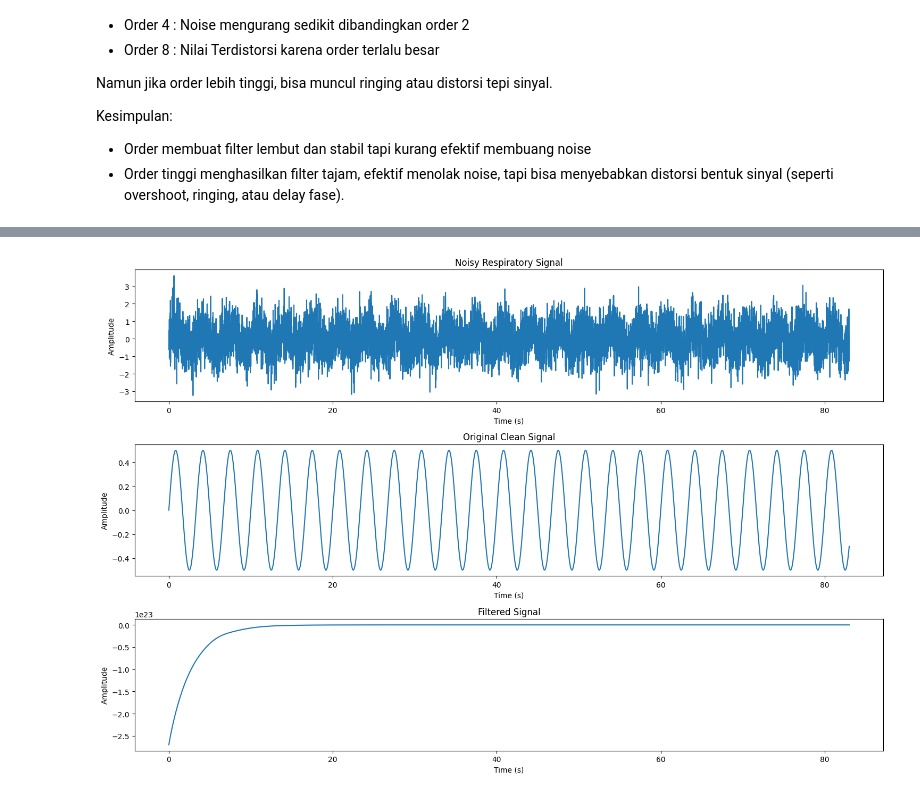
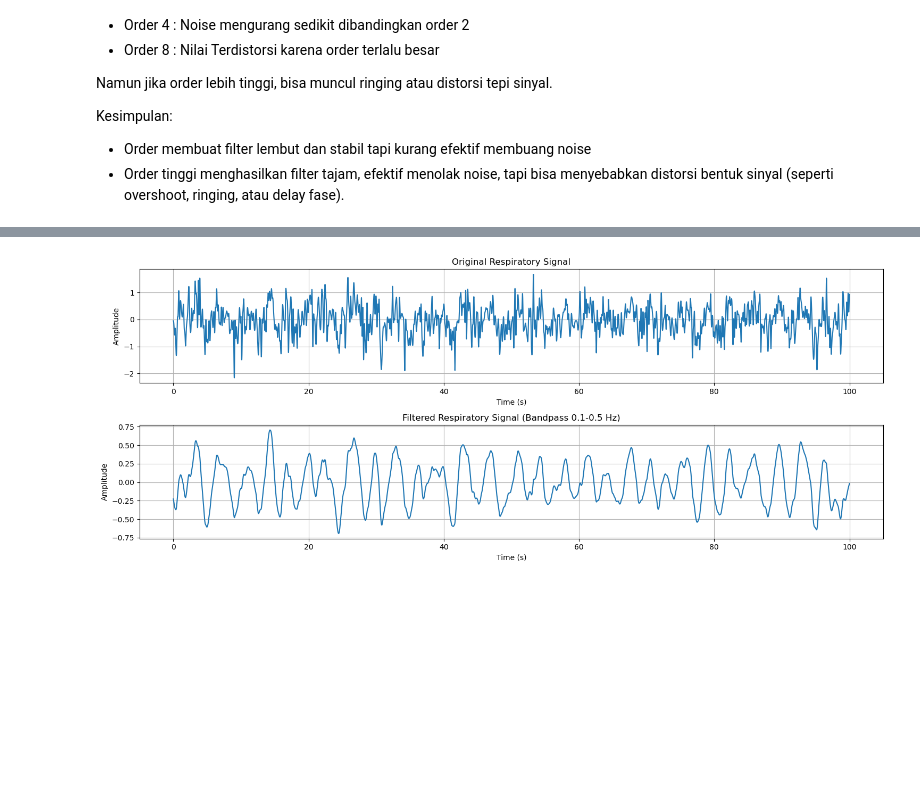
Before and after one commit to akuayip/Tugas-belajar, a Jupyter notebook: 2025/PSD/122140083_ho2.ipynb, the cells around one changed output, grey strips where cells are left out. Saved outputs shown, nothing was run; the diff lists cells and outputs as text; code cells hidden in the pictures; blank space fills up the shorter version.

```diff
--- a/2025/PSD/122140083_ho2.ipynb
+++ b/2025/PSD/122140083_ho2.ipynb
@@ -215,63 +215,39 @@ Anda dapat dengan bebas bereksperimen menentukan frekuensi cutoff yang diinginka
 # %%
-import numpy as np
 from scipy import signal
 import neurokit2 as nk
 
-# Generate respiratory signal
-import matplotlib.pyplot as plt
+resp_signal = nk.rsp_simulate(duration=100, sampling_rate=100, noise=0.83, random_state=160823, respiratory_rate=18)
 
-# Generate respiratory signal using nk.signal_simulate
-resp_signal = nk.signal_simulate(
-    duration=83,
-    sampling_rate=100,
-    frequency=18/60,  # Convert BPM to Hz
-    random_state=160823
-)
+cutoff_low = 0.1  # Hz
+cutoff_high = 0.5  # Hz
+order = 1
 
-# Add noise
-noise_level = 0.83
-noise = np.random.normal(0, noise_level, len(resp_signal))
-resp_signal_noisy = resp_signal + noise
+b, a = signal.butter(order, [cutoff_low, cutoff_high], btype='bandpass', fs=100)
+filtered_resp_signal = signal.filtfilt(b, a, resp_signal)
 
-# Design bandpass filter
-low_freq = 0.1  # Hz (typical lower bound for respiratory rate)
-high_freq = 0.5  # Hz (typical upper bound for respiratory rate)
-order = 4  # moderate order to avoid distortion
+# Create a time vector
+time = np.arange(len(resp_signal)) / 100
 
-# Create Butterworth bandpass filter
-nyquist = sampling_rate / 2
-low = low_freq / nyquist
-high = high_freq / nyquist
-b, a = signal.butter(order, [low, high], btype='band')
+# Create subplots
+plt.figure(figsize=(15, 6))
 
-# Apply filter
-filtered_signal = signal.filtfilt(b, a, resp_signal_noisy)
-
-# Plot results
-plt.figure(figsize=(15, 10))
-
-# Original noisy signal
-plt.subplot(3, 1, 1)
-plt.plot(np.arange(len(resp_signal_noisy))/sampling_rate, resp_signal_noisy)
-plt.title('Noisy Respiratory Signal')
+# Plot original signal
+plt.subplot(2, 1, 1)
+plt.plot(time, resp_signal)
+plt.title('Original Respiratory Signal')
 plt.xlabel('Time (s)')
 plt.ylabel('Amplitude')
+plt.grid(True)
 
-# Clean signal
-plt.subplot(3, 1, 2)
-plt.plot(np.arange(len(resp_signal))/sampling_rate, resp_signal)
-plt.title('Original Clean Signal')
+# Plot filtered signal
+plt.subplot(2, 1, 2)
+plt.plot(time, filtered_resp_signal)
+plt.title('Filtered Respiratory Signal (Bandpass 0.1-0.5 Hz)')
 plt.xlabel('Time (s)')
 plt.ylabel('Amplitude')
-
-# Filtered signal
-plt.subplot(3, 1, 3)
-plt.plot(np.arange(len(filtered_signal))/sampling_rate, filtered_signal)
-plt.title('Filtered Signal')
-plt.xlabel('Time (s)')
-plt.ylabel('Amplitude')
+plt.grid(True)
 
 plt.tight_layout()
 plt.show()
 # %% [output]
-[figure, old version]
+[figure, new version]
```
Also changed, not shown: parts of 14 cells of this notebook, 5 other files.
